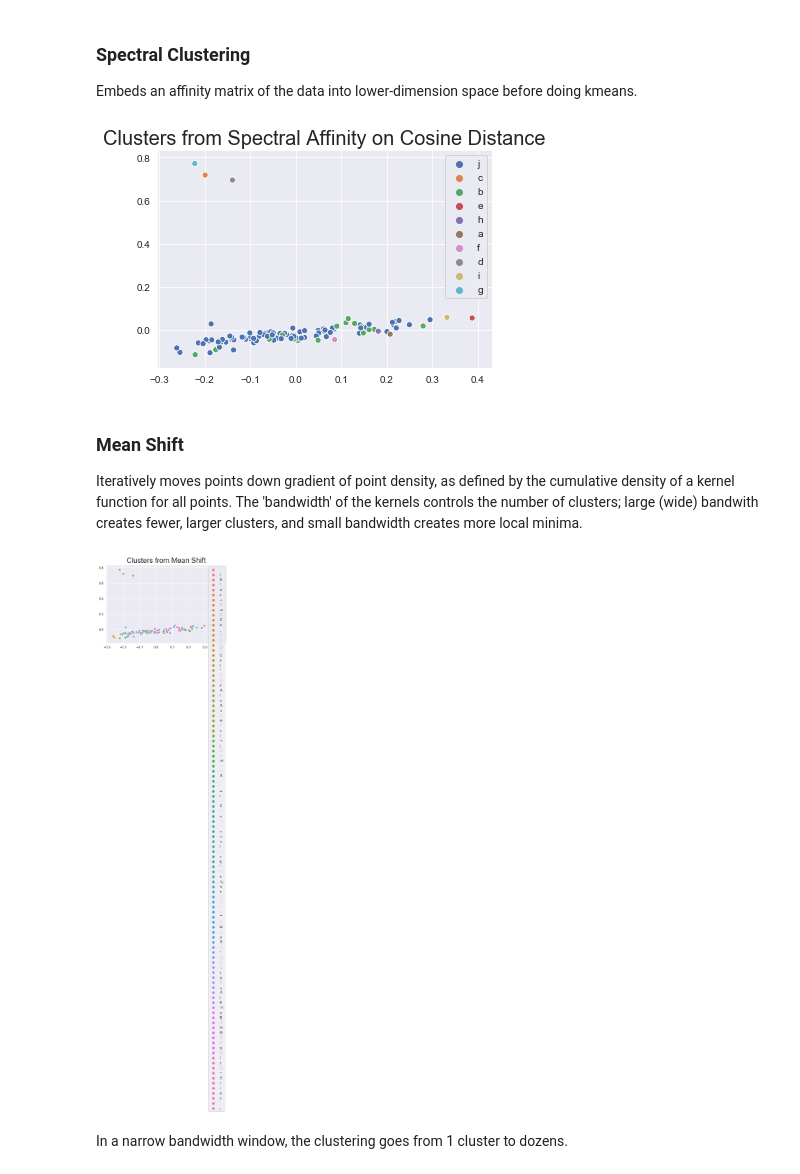
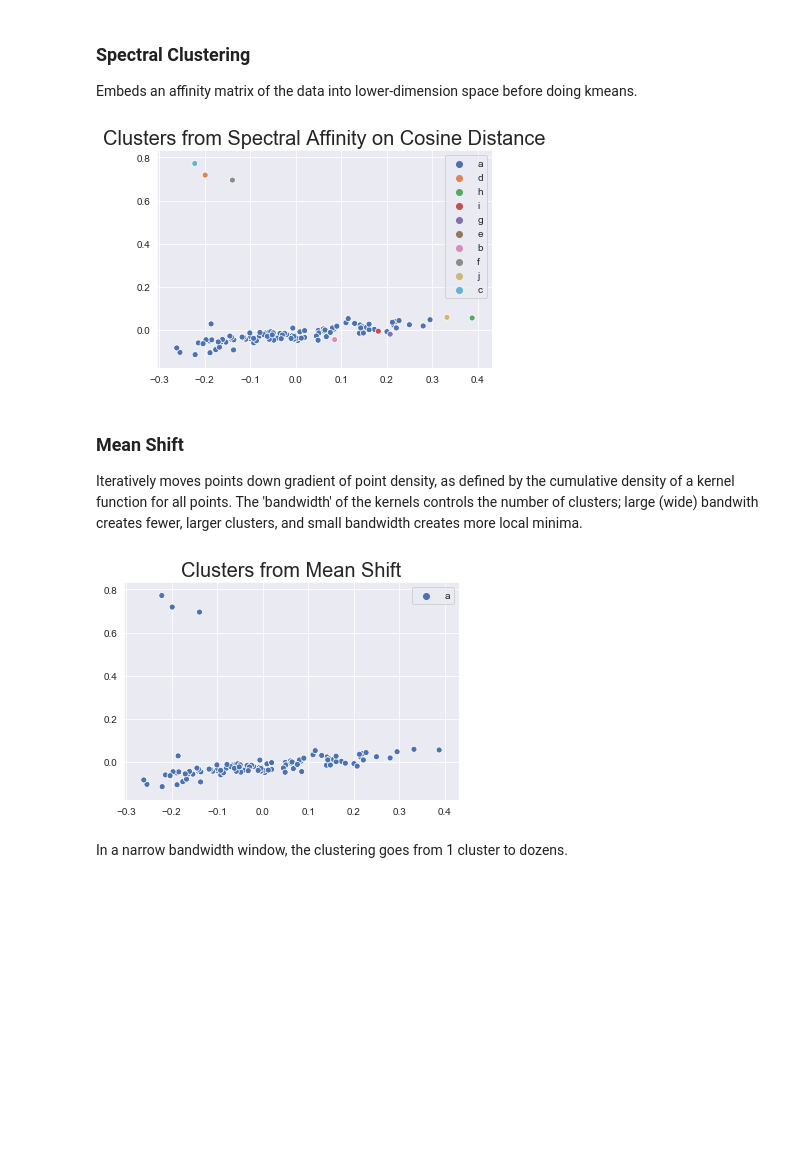
Before and after one commit to chrisoyer/unsupervised_learning-scifi_stories, a Jupyter notebook: scifi_stories.ipynb, the cells around one changed output. Cells and saved outputs as stored; diff of their text form; code cells hidden in the pictures; blank space fills up the shorter version.

Commit message:
improved clustering score loop by creating pipelines for toarray() and cosine_distance call on X

```diff
--- a/scifi_stories.ipynb
+++ b/scifi_stories.ipynb
@@ -402,0 +406,24 @@ visualize_clusters(agglom_ward, "Agglomerative with Ward", X=X_tfidf_tr.toarray(
+# %%
+class toarray_transformer(BaseEstimator, TransformerMixin):
+    def __init__(self, ):
+        super()
+
+    #Return self nothing else to do here
+    def fit( self, X, y = None ):
+        return self
+
+    #Method that describes what we need this transformer to do
+    def transform( self, X, y = None ):
+        return X.toarray()
+
+class cosine_distance_tform(BaseEstimator, TransformerMixin):
+    def __init__(self, ):
+        super()
+
+    #Return self nothing else to do here
+    def fit( self, X, y = None ):
+        return self
+
+    #Method that describes what we need this transformer to do
+    def transform( self, X, y = None ):
+        return cosine_distances(X)
@@ -415,19 +452,20 @@ visualize_clusters(agglom_ward_cos, "Agglomerative with Ward based on Cosine dis
 Embeds an affinity matrix of the data into lower-dimension space before doing kmeans.
 # %%
 #based on eigenvalues/eigenvectors of similarity matrix for the records.
-X_tridf_tr_cosdistances = cosine_distances(X_tfidf_tr)
-spectralcosine = SpectralClustering(affinity='precomputed', n_clusters=10)
-visualize_clusters(spectralcosine, "Spectral Affinity on Cosine Distance", X=X_tridf_tr_cosdistances)
+spectralcosine = Pipeline(memory=None, steps=[('X_to_cos_distance', cosine_distance_tform()),
+                                              ('Spectr_cluster', SpectralClustering(affinity='precomputed', n_clusters=10))])
+visualize_clusters(spectralcosine, "Spectral Affinity on Cosine Distance")
 # %% [output]
-[figure, old version]
+[figure, new version]
 # %% [markdown]
 ### Mean Shift
 Iteratively moves points down gradient of point density, as defined by the cumulative density of a kernel function for all points. The 'bandwidth' of the kernels controls the number of clusters; large (wide) bandwith creates fewer, larger clusters, and small bandwidth creates more local minima.
 # %%
-mean_shift = MeanShift(bandwidth=1.15)
-visualize_clusters(mean_shift, "Mean Shift", X=X_tfidf_tr.toarray())
+mean_shift = Pipeline(memory=None, steps=[('X_to_array', toarray_transformer()),
+                                          ('meanshift', MeanShift(bandwidth=1.5, cluster_all=False))])
+visualize_clusters(mean_shift, "Mean Shift")
 # %% [output]
-[figure, old version]
+[figure, new version]
 # %% [markdown]
 In a narrow bandwidth window, the clustering goes from 1 cluster to dozens.
 # %% [markdown]
```
Also changed, not shown: parts of 20 cells of this notebook.
